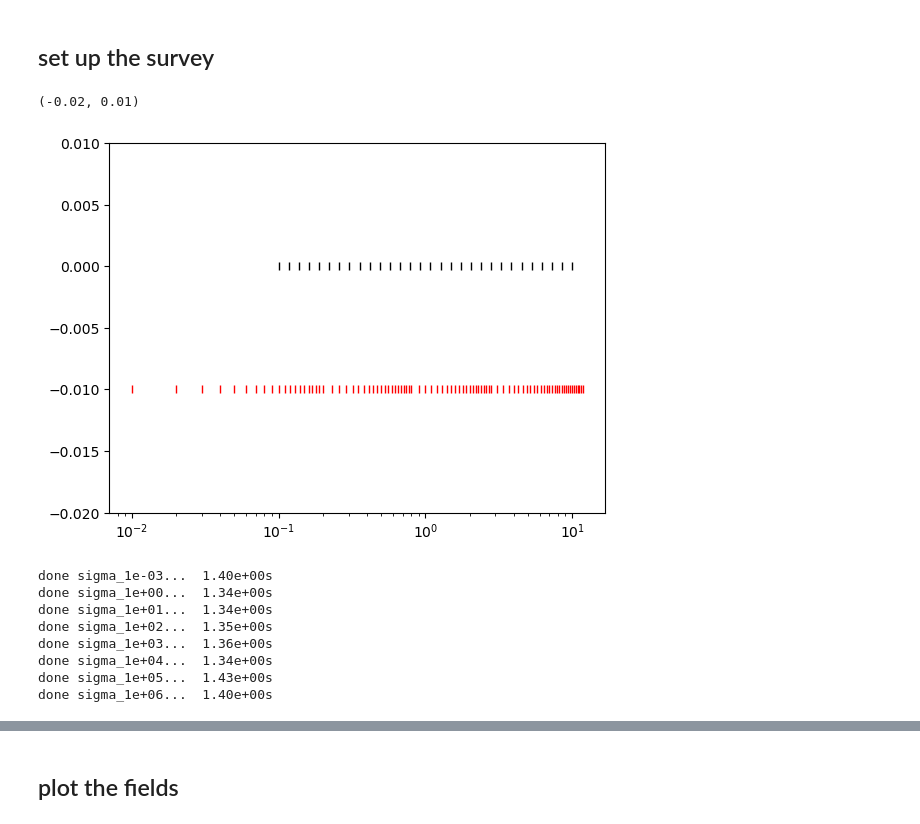
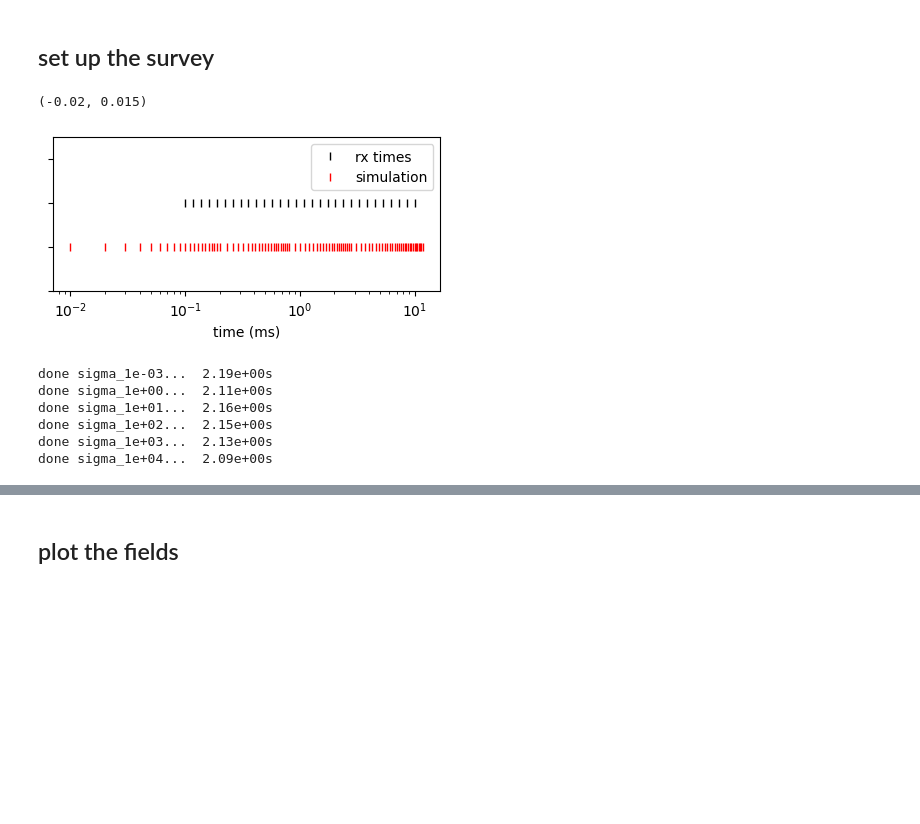
Before and after one commit to ubcgif/2024-aqgeo-meeting-em-tutorial, a Jupyter notebook: 1-forward-simulation.ipynb, the cells around one changed output, grey strips where cells are left out. Cells and saved outputs as stored; diff of their text form; code cells hidden in the pictures; blank space fills up the shorter version.

```diff
--- a/1-forward-simulation.ipynb
+++ b/1-forward-simulation.ipynb
@@ -128,14 +132,22 @@ plt.tight_layout()
 # %%
 waveform=tdem.sources.StepOffWaveform()
 
-rx_z = tdem.receivers.PointMagneticFluxTimeDerivative(
+rx_dbdt = tdem.receivers.PointMagneticFluxTimeDerivative(
+    np.r_[0, 0, tx_height], times=rx_times, orientation="z"
+)
+
+rx_b = tdem.receivers.PointMagneticFluxDensity(
     np.r_[0, 0, tx_height], times=rx_times, orientation="z"
 )
 
 src = tdem.sources.CircularLoop(
-    location=np.r_[0, 0, tx_height], radius=tx_radius, receiver_list=[rx_z], waveform=waveform
+    location=np.r_[0, 0, tx_height], radius=tx_radius, receiver_list=[rx_dbdt, rx_b], waveform=waveform
 )
 
+# src = tdem.sources.LineCurrent(
+#     location=np.r_[tx_radius, 0, tx_height], receiver_list=[rx_dbdt, rx_b], waveform=waveform, srcType="inductive"
+# )
+
 survey = tdem.Survey([src])
 # %%
 nsteps = 20
@@ -143,20 +155,22 @@ time_steps = [
     (1e-5, nsteps), (3e-5, nsteps), (1e-4, nsteps), (3e-4, nsteps+10)
 ]
 # %%
-simulation = tdem.simulation.Simulation3DElectricField(
+simulation = tdem.simulation.Simulation3DMagneticFluxDensity(
     mesh=mesh, survey=survey, time_steps=time_steps, solver=Solver,
     sigmaMap=maps.IdentityMap(mesh)
 )
 # %%
-fig, ax = plt.subplots(1,1)
-ax.semilogx((rx_times)*1e3, np.zeros_like(rx_times), "|k")
-ax.semilogx(simulation.times*1e3, -0.01*np.ones_like(simulation.times), "|r")
+fig, ax = plt.subplots(1, 1, figsize=(5, 2))
 
-# ax.set_xlim([1e-2, 2e1])
-ax.set_ylim([-0.02, 0.01])
+ax.semilogx((rx_times)*1e3, np.zeros_like(rx_times), "|k", label="rx times")
+ax.semilogx(simulation.times*1e3, -0.01*np.ones_like(simulation.times), "|r", label="simulation")
+ax.legend()
+ax.set_xlabel("time (ms)")
+ax.set_yticklabels("")
+ax.set_ylim([-0.02, 0.015])
 # %% [output]
-(-0.02, 0.01)
+(-0.02, 0.015)
-[figure, old version]
+[figure, new version]
 # %%
 fields = {}
 dpred = {}
@@ -164,15 +178,13 @@ dpred = {}
 for key, val in models.items():
     t = time.time()
     fields[key] = simulation.fields(val)
-    dpred[key] = simulation.dpred(val, f=fields[key])
+    dpred[key] = simulation.make_synthetic_data(val, f=fields[key])
     print(f"done {key}... {time.time() - t: 1.2e}s")
 # %% [output]
-done sigma_1e-03...  1.40e+00s
-done sigma_1e+00...  1.34e+00s
-done sigma_1e+01...  1.34e+00s
-done sigma_1e+02...  1.35e+00s
-done sigma_1e+03...  1.36e+00s
-done sigma_1e+04...  1.34e+00s
-done sigma_1e+05...  1.43e+00s
-done sigma_1e+06...  1.40e+00s
+done sigma_1e-03...  2.19e+00s
+done sigma_1e+00...  2.11e+00s
+done sigma_1e+01...  2.16e+00s
+done sigma_1e+02...  2.15e+00s
+done sigma_1e+03...  2.13e+00s
+done sigma_1e+04...  2.09e+00s
 # %%
```
Also changed, not shown: parts of 18 cells of this notebook, 1 other file.
